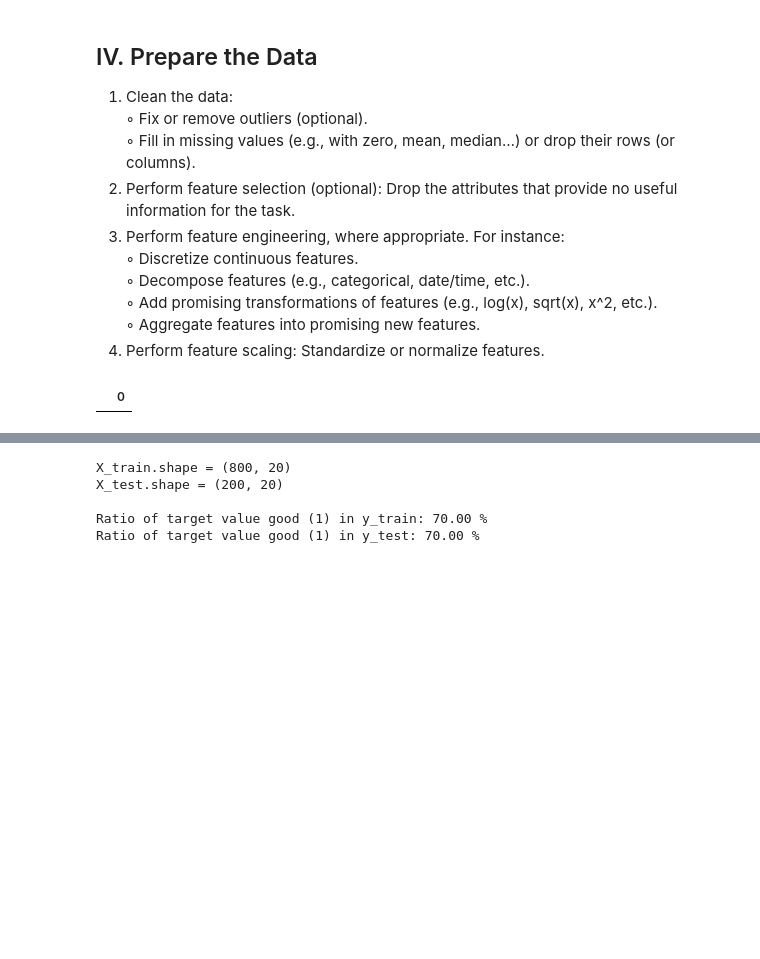
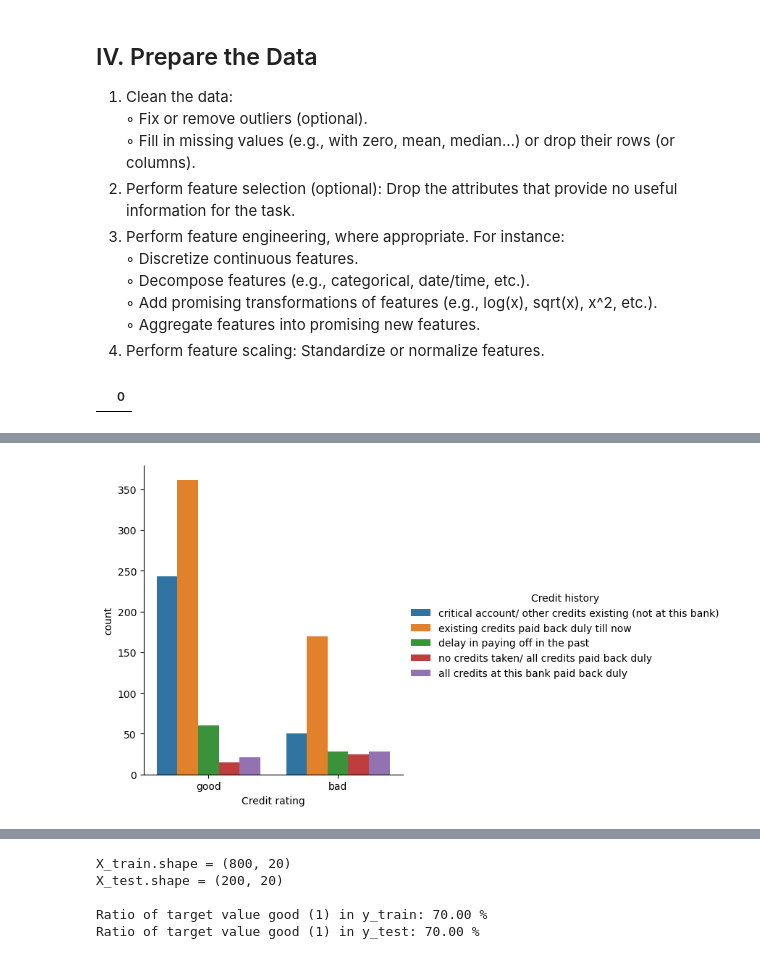
Before and after one commit to dennismgoetz/HoML-Credit-Data, a Jupyter notebook: Data_Preparation_Model_Building.ipynb, the cells around one changed output, grey strips where cells are left out. Cells and saved outputs as stored; diff of their text form; code cells hidden in the pictures; blank space fills up the shorter version.

```diff
--- a/Data_Preparation_Model_Building.ipynb
+++ b/Data_Preparation_Model_Building.ipynb
@@ -145,0 +248,5 @@ is_null_check[is_null_check[0] > 0]
+# %%
+sns.catplot(data = data_values, x="Credit rating", hue="Credit history", kind="count")
+plt.show()
+# %% [output]
+[figure, added]
```
Also changed, not shown: parts of 22 cells of this notebook, 3 other files.
